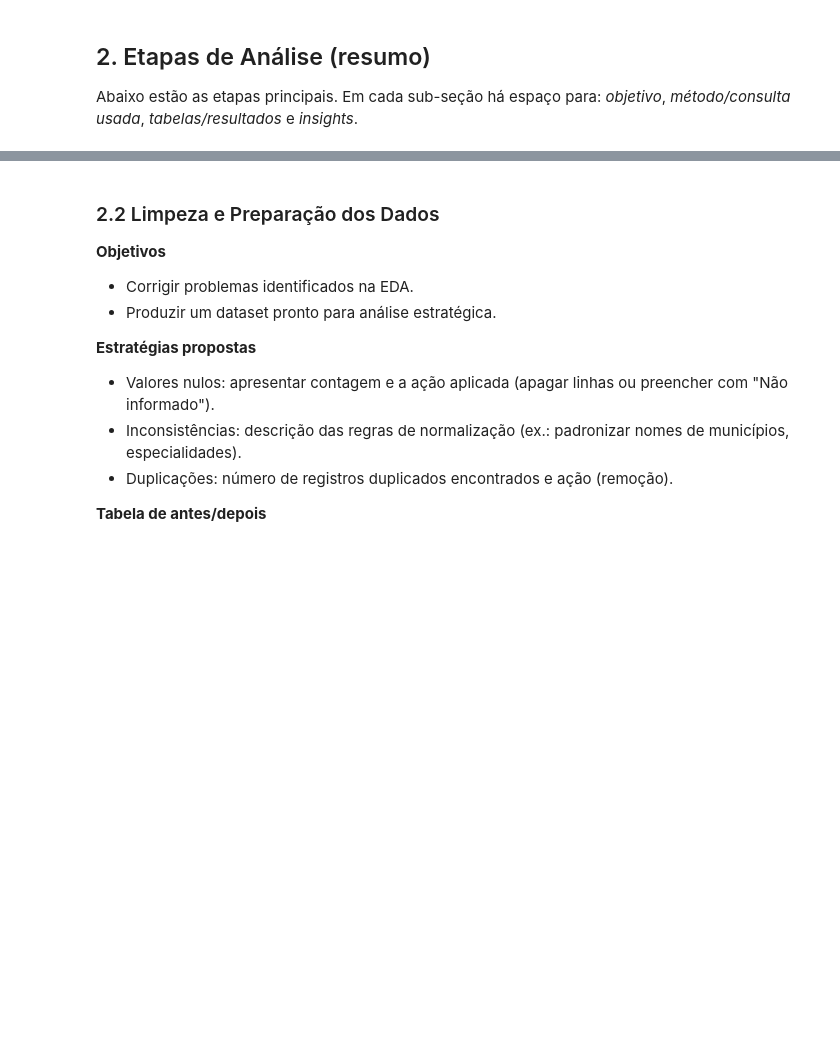
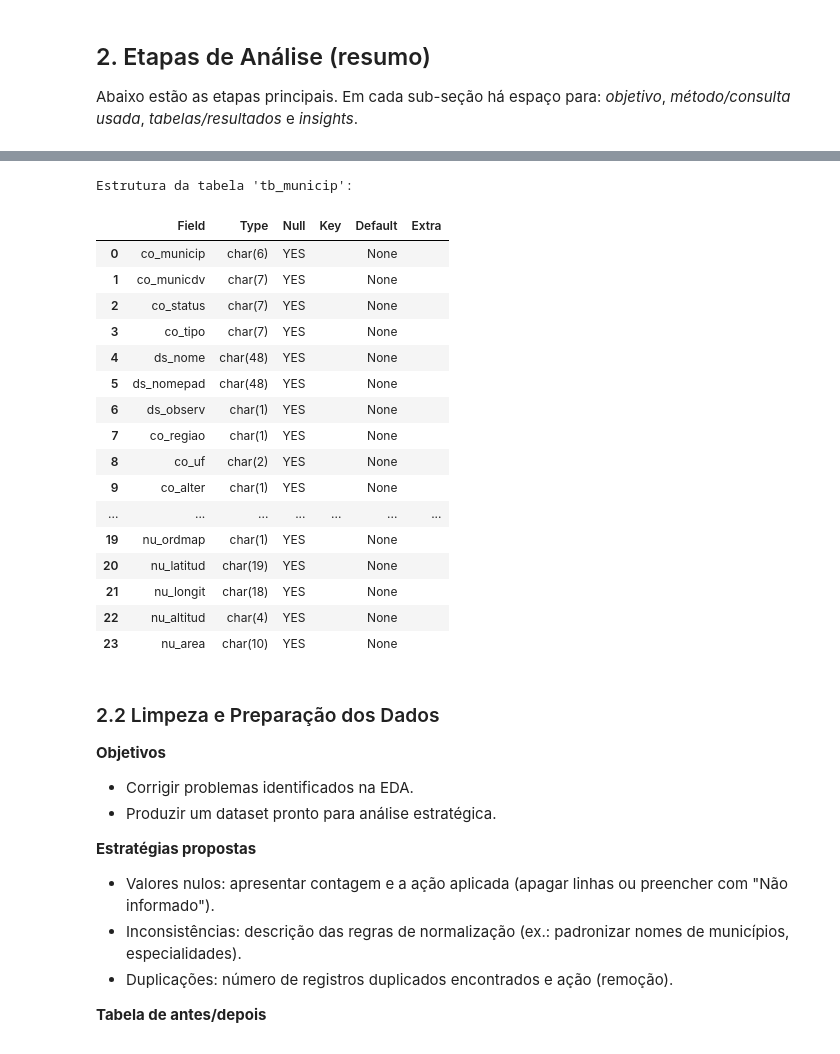
Before and after one commit to piril4mp0/python-pandas-datasus, a Jupyter notebook: notebook.ipynb, the cells around one changed output, grey strips where cells are left out. Cells and saved outputs as stored; diff of their text form; code cells hidden in the pictures; blank space fills up the shorter version.

```diff
--- a/notebook.ipynb
+++ b/notebook.ipynb
@@ -62,3 +161,46 @@ Abaixo estão as etapas principais. Em cada sub-seção há espaço para: *objet
+# %%
+import matplotlib.pyplot as plt
+import seaborn as sns
+import pandas as pd
+import mysql.connector
+
+# Conexão com o banco de dados
+connection = mysql.connector.connect(
+    host='192.168.196.63',
+    user='root',
+    password='ABC!abc123',
+    database='projeto1'
+)
+
+QUERY = """
+DESCRIBE tb_municip;
+
+"""
+cursor = connection.cursor(dictionary=True)
+cursor.execute(QUERY)
+data = cursor.fetchall()
+df = pd.DataFrame(data)
+print("Estrutura da tabela 'tb_municip':")
+display(df)
+# %% [output]
+Estrutura da tabela 'tb_municip':
+|  | Field | Type | Null | Key | Default | Extra |
+| 0 | co_municip | char(6) | YES |  | None |  |
+| 1 | co_municdv | char(7) | YES |  | None |  |
+| 2 | co_status | char(7) | YES |  | None |  |
+| 3 | co_tipo | char(7) | YES |  | None |  |
+| 4 | ds_nome | char(48) | YES |  | None |  |
+| 5 | ds_nomepad | char(48) | YES |  | None |  |
+| 6 | ds_observ | char(1) | YES |  | None |  |
+| 7 | co_regiao | char(1) | YES |  | None |  |
+| 8 | co_uf | char(2) | YES |  | None |  |
+| 9 | co_alter | char(1) | YES |  | None |  |
+| ... | ... | ... | ... | ... | ... | ... |
+| 19 | nu_ordmap | char(1) | YES |  | None |  |
+| 20 | nu_latitud | char(19) | YES |  | None |  |
+| 21 | nu_longit | char(18) | YES |  | None |  |
+| 22 | nu_altitud | char(4) | YES |  | None |  |
+| 23 | nu_area | char(10) | YES |  | None |  |
 # %% [markdown]
 
 <a id="limpeza"></a>
```
Also changed, not shown: parts of 5 cells of this notebook.
